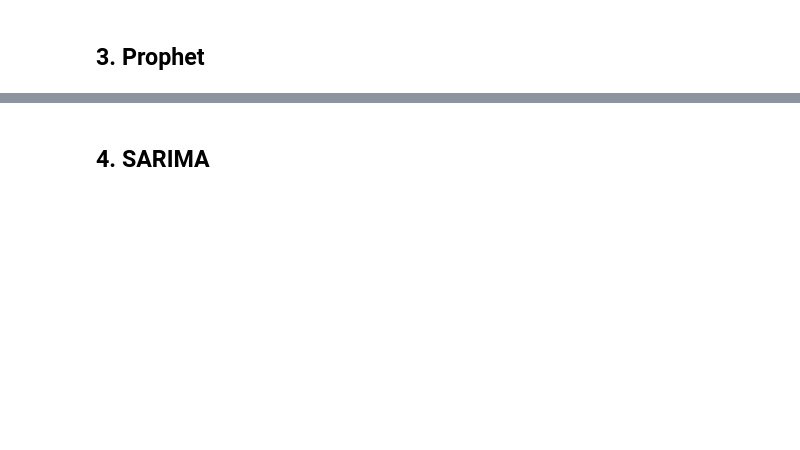
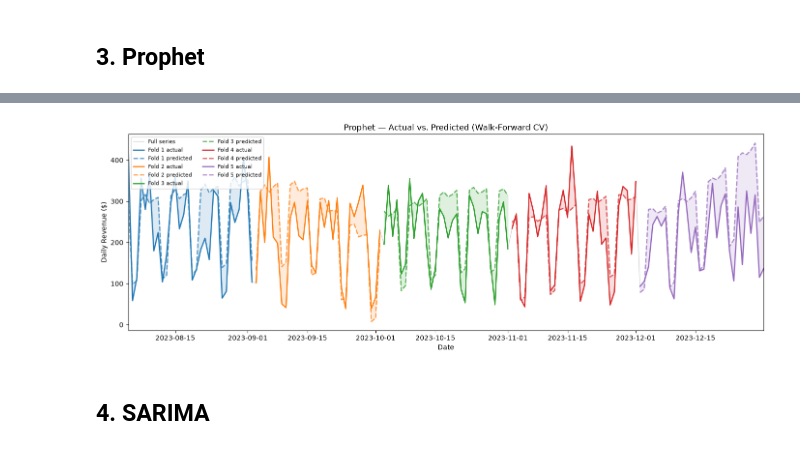
Before and after one commit to monish-ssc/canai-cafe-team-a, a Jupyter notebook: notebooks/03_forecasting_model.ipynb, the cells around one changed output, grey strips where cells are left out. Cells and saved outputs as stored; diff of their text form; code cells hidden in the pictures; blank space fills up the shorter version.

```diff
--- a/notebooks/03_forecasting_model.ipynb
+++ b/notebooks/03_forecasting_model.ipynb
@@ -77,3 +107,39 @@ prophet_metrics
+# %%
+import os
+os.makedirs('../outputs/charts/prophet', exist_ok=True)
+
+# Determine where the first test window begins for x-axis cropping
+first_test_start = daily_revenue.index[next(tscv.split(daily_revenue))[1][0]]
+
+fig, ax = plt.subplots(figsize=(14, 5))
+ax.plot(daily_revenue.index, daily_revenue.values, color='lightgrey', linewidth=1, label='Full series')
+
+colors = plt.cm.tab10.colors
+for fold, (train_idx, test_idx) in enumerate(tscv.split(daily_revenue)):
+    m = prophet_model.train(daily_revenue, train_idx)
+    n_test = len(test_idx)
+    future = m.make_future_dataframe(periods=n_test)
+    fc = m.predict(future)
+
+    test_dates = daily_revenue.iloc[test_idx].index
+    actuals = daily_revenue.iloc[test_idx].values
+    preds = fc.tail(n_test)["yhat"].values
+
+    c = colors[fold]
+    ax.plot(test_dates, actuals, color=c, linewidth=1.8, label=f'Fold {fold+1} actual')
+    ax.plot(test_dates, preds, color=c, linewidth=1.8, linestyle='--', alpha=0.75, label=f'Fold {fold+1} predicted')
+    ax.fill_between(test_dates, actuals, preds, color=c, alpha=0.15)
+
+ax.set_xlim(left=first_test_start, right=daily_revenue.index[-1])
+ax.set_title('Prophet — Actual vs. Predicted (Walk-Forward CV)')
+ax.set_xlabel('Date')
+ax.set_ylabel('Daily Revenue ($)')
+ax.legend(loc='upper left', fontsize=8, ncol=2)
+plt.tight_layout()
+plt.savefig('../outputs/charts/prophet/prophet_cv_actual_vs_predicted.png', dpi=150)
+plt.show()
+# %% [output]
+[figure, added]
 # %% [markdown]
 ## 4. SARIMA
 # %%
```
Also changed, not shown: parts of 5 cells of this notebook, 2 other files.
